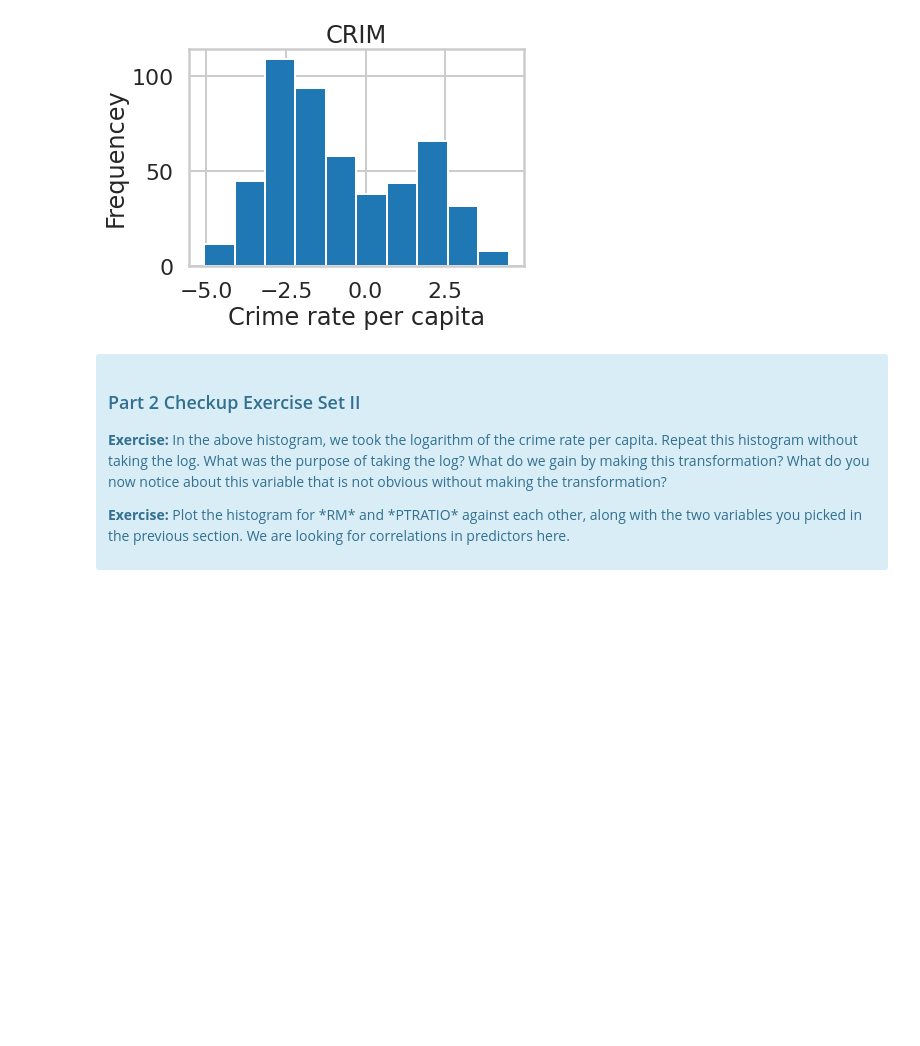
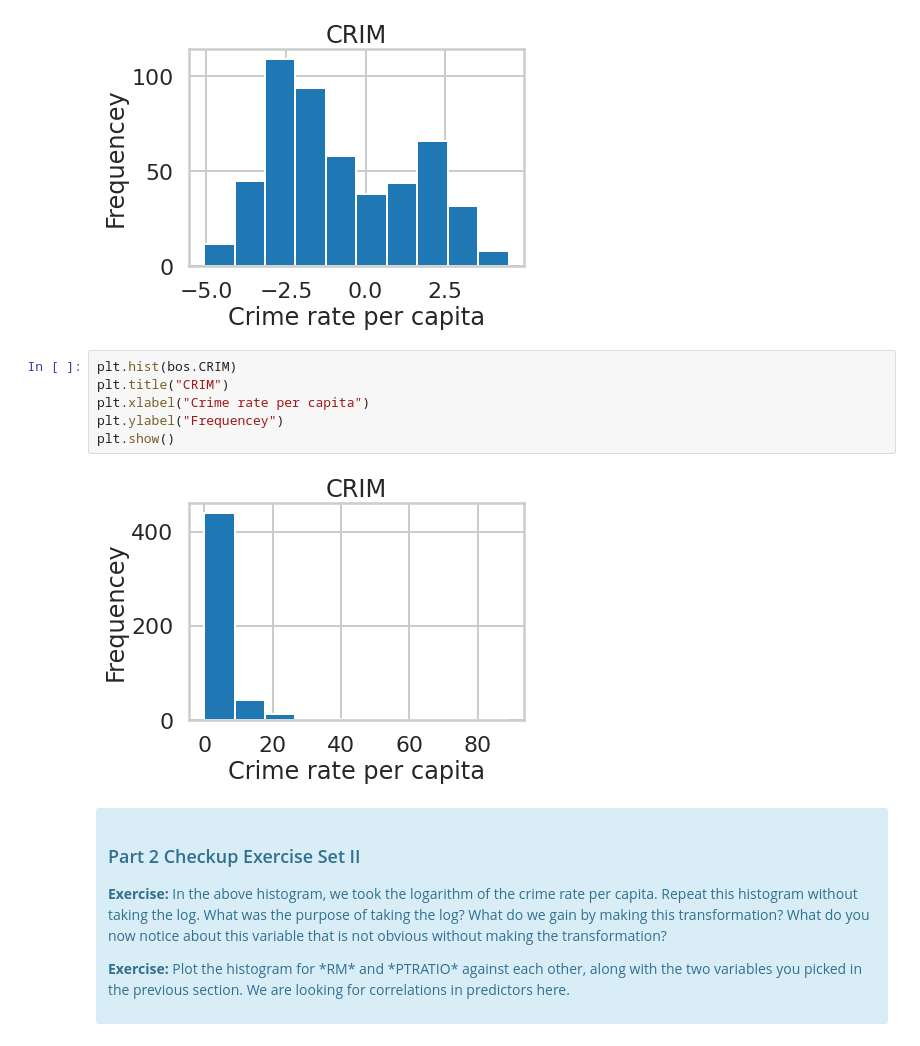
Before and after one commit to Kylehanna/Case-Study---Boston-Housing, a Jupyter notebook: Mini_Project_Linear_Regression.ipynb, the cells around one changed output. Saved outputs shown, nothing was run; the diff lists cells and outputs as text; blank space fills up the shorter version.

```diff
--- a/Mini_Project_Linear_Regression.ipynb
+++ b/Mini_Project_Linear_Regression.ipynb
@@ -367,6 +372,14 @@ plt.ylabel("Frequencey")
 plt.show()
 # %% [output]
 [figure]
+# %%
+plt.hist(bos.CRIM)
+plt.title("CRIM")
+plt.xlabel("Crime rate per capita")
+plt.ylabel("Frequencey")
+plt.show()
+# %% [output]
+[figure, added]
 # %% [markdown]
 <div class="span5 alert alert-info">
 <h3>Part 2 Checkup Exercise Set II</h3>
```
Also changed, not shown: parts of 2 cells of this notebook.
